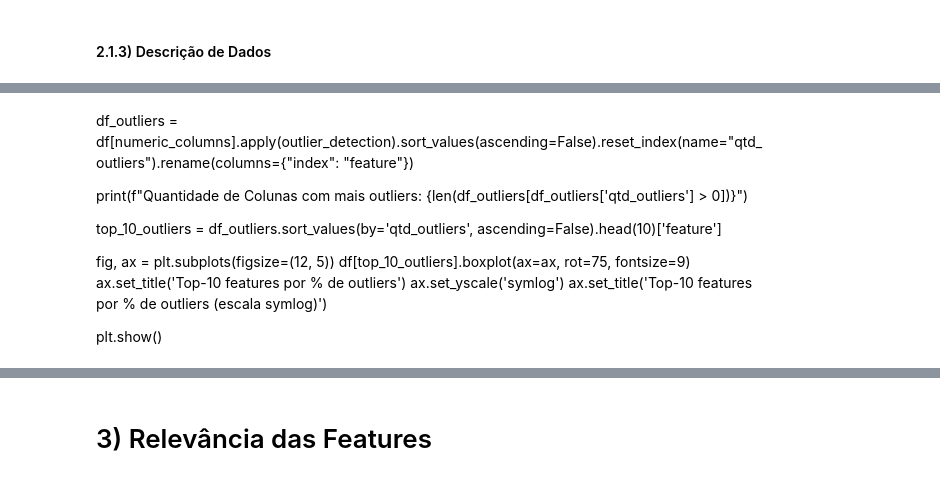
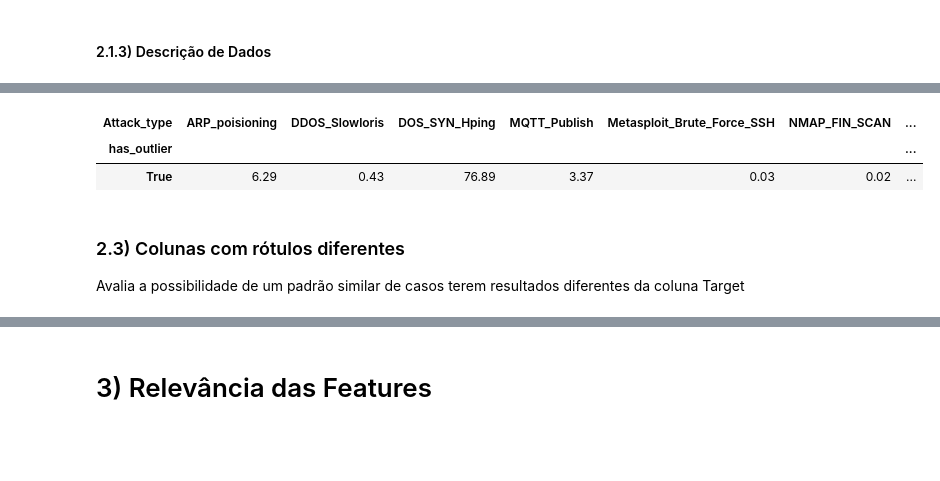
Before and after one commit to MBA-Data-Science-Unifor/IoT-Guard, a Jupyter notebook: artifacts/notebooks/01_EDA_v1.ipynb, the cells around one changed output, grey strips where cells are left out. Saved outputs shown, nothing was run; the diff lists cells and outputs as text; code cells hidden in the pictures; blank space fills up the shorter version.

```diff
--- a/artifacts/notebooks/01_EDA_v1.ipynb
+++ b/artifacts/notebooks/01_EDA_v1.ipynb
@@ -407,21 +379,15 @@ display(outliers_df)
 # %%
 df_out = df.copy()
 df_out['has_outlier'] = df_out.any(axis=1)
 
-cross_tab = pd.crosstab(df_out['has_outlier'], df_out[target_column], normalize="index")
+cross_tab = round(pd.crosstab(df_out['has_outlier'], df_out[target_column], normalize="index") * 100, 2)
 
 display(cross_tab)
+# %% [output]
+| Attack_type | ARP_poisioning | DDOS_Slowloris | DOS_SYN_Hping | MQTT_Publish | Metasploit_Brute_Force_SSH | NMAP_FIN_SCAN | ... |
+| has_outlier |  |  |  |  |  |  | ... |
+| True | 6.29 | 0.43 | 76.89 | 3.37 | 0.03 | 0.02 | ... |
-# %% [markdown]
-df_outliers = df[numeric_columns].apply(outlier_detection).sort_values(ascending=False).reset_index(name="qtd_outliers").rename(columns={"index": "feature"})
-
-print(f"Quantidade de Colunas com mais outliers: {len(df_outliers[df_outliers['qtd_outliers'] > 0])}")
-
-top_10_outliers = df_outliers.sort_values(by='qtd_outliers', ascending=False).head(10)['feature']
-
-fig, ax = plt.subplots(figsize=(12, 5))
-df[top_10_outliers].boxplot(ax=ax, rot=75, fontsize=9)
-ax.set_title('Top-10 features por % de outliers')
-ax.set_yscale('symlog')
-ax.set_title('Top-10 features por % de outliers (escala symlog)')
-
-plt.show()
+# %% [markdown]
+### 2.3) Colunas com rótulos diferentes
+
+Avalia a possibilidade de um padrão similar de casos terem resultados diferentes da coluna Target
```
Also changed, not shown: parts of 33 cells of this notebook, 1 other file.
